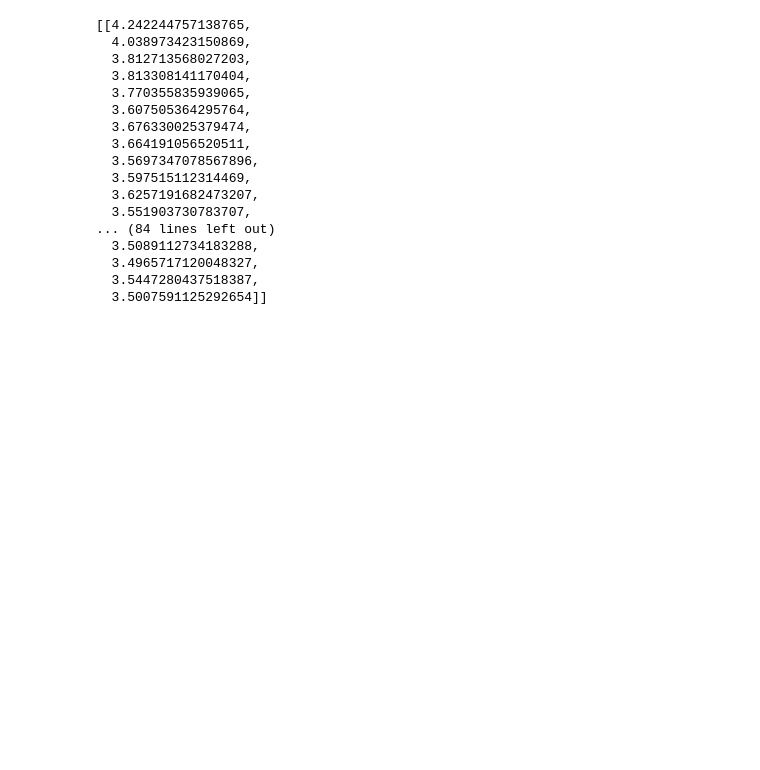
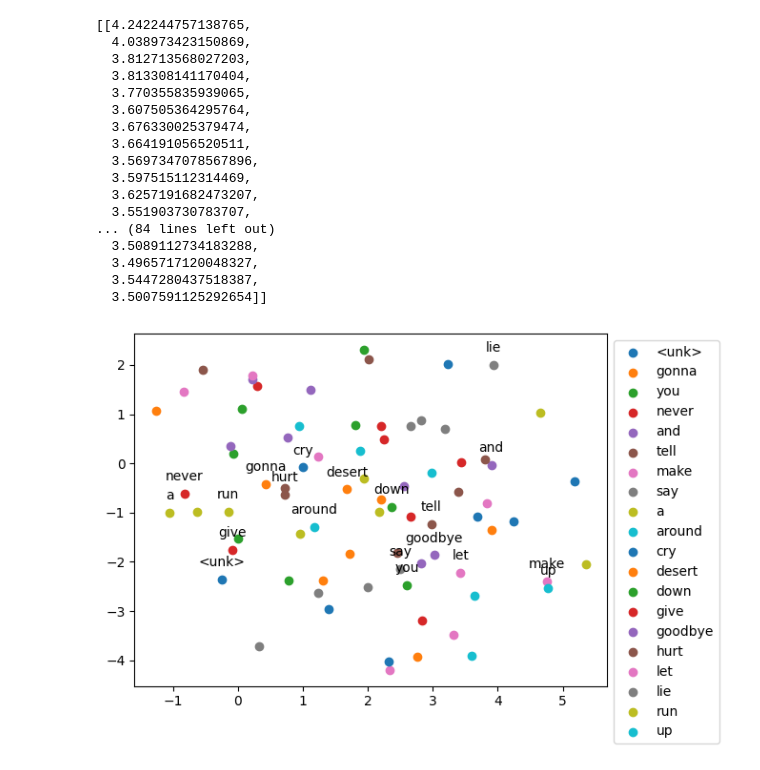
Before and after one commit to VishSeran/nlp-transformers, a Jupyter notebook: n-grams-with-neural-networks/neural-network-lanuage-model.ipynb, the cells around one changed output. Drawn from its saved outputs; the diff is of its cells as text; code cells hidden in the pictures; blank space fills up the shorter version.

Commit message:
plotted the model outcomes

```diff
--- a/n-grams-with-neural-networks/neural-network-lanuage-model.ipynb
+++ b/n-grams-with-neural-networks/neural-network-lanuage-model.ipynb
@@ -697,0 +700,24 @@ model_loss
+# %%
+X = lanuage_model.embeddings.weight.cpu().detach().numpy()
+tsne = TSNE(n_components=2, random_state=42)
+X_2d = tsne.fit_transform(X)
+
+labels = []
+
+for j in range(len(X_2d)):
+    if j < 20:
+        plt.scatter(X_2d[j, 0], X_2d[j, 1], label=index_to_token[j])
+        labels.append(index_to_token[j])
+        # Add words as annotations
+        plt.annotate(index_to_token[j],
+                     (X_2d[j, 0], X_2d[j, 1]),
+                     textcoords="offset points",
+                     xytext=(0, 10),
+                     ha='center')
+    else:
+        plt.scatter(X_2d[j, 0], X_2d[j, 1])
+
+plt.legend(labels, loc='upper left', bbox_to_anchor=(1, 1))
+plt.show()
+# %% [output]
+[figure, added]
```
Also changed, not shown: parts of 2 cells of this notebook.
